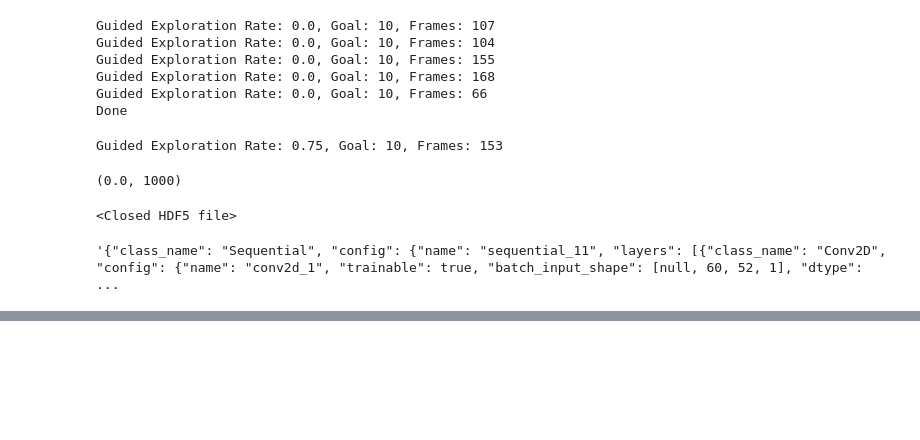
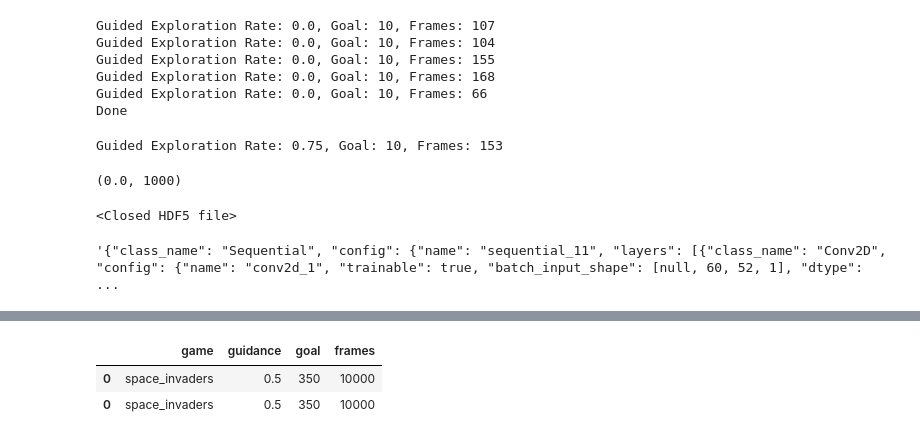
Before and after one commit to andresme/thesis_project, a Jupyter notebook: notebooks/DQN-Copy1.ipynb, the cells around one changed output, grey strips where cells are left out. Saved outputs shown, nothing was run; the diff lists cells and outputs as text; code cells hidden in the pictures; blank space fills up the shorter version.

```diff
--- a/notebooks/DQN-Copy1.ipynb
+++ b/notebooks/DQN-Copy1.ipynb
@@ -347,0 +405,15 @@ model.save_weights('/home/andres/Desktop/weights.h5')
+# %%
+import pandas as pd
+
+result = pd.DataFrame()
+
+data = pd.DataFrame.from_records([("space_invaders", "0.5", "350", 10000)], columns=["game", "guidance", "goal", "frames"])
+
+result = result.append(data)
+result = result.append(data)
+
+result
+# %% [output]
+|  | game | guidance | goal | frames |
+| 0 | space_invaders | 0.5 | 350 | 10000 |
+| 0 | space_invaders | 0.5 | 350 | 10000 |
```
Also changed, not shown: parts of 2 cells of this notebook, 1 other file.
